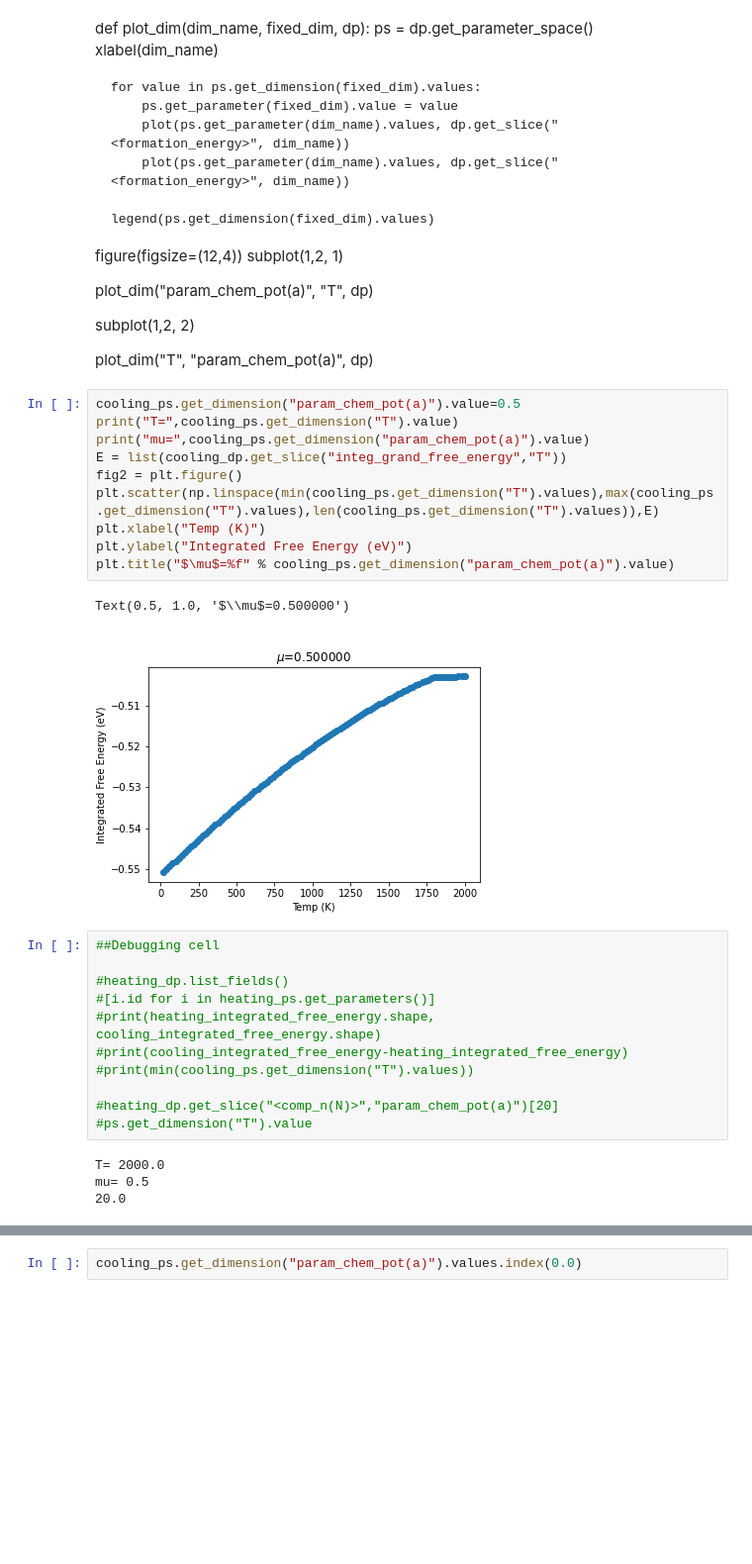
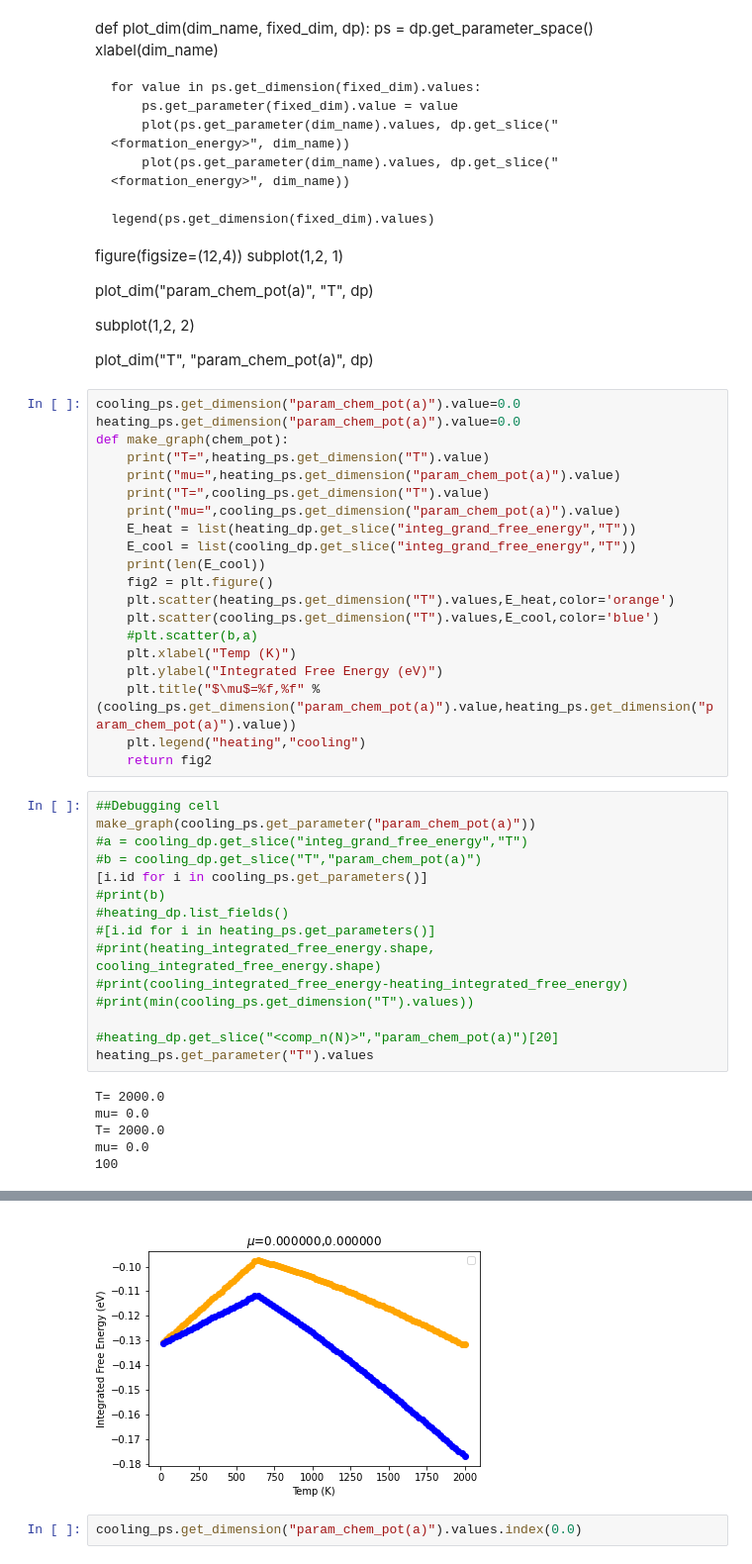
Before and after one commit to deober/ZrN_FCC_1.2.0_demo, a Jupyter notebook: mc_coarse_new_scel/datapool_demo.ipynb, the cells around one changed output, grey strips where cells are left out. Shown: that part at 99% size. Drawn from its saved outputs; the diff is of its cells as text; blank space fills up the shorter version.

Commit message:
update with the user toggle in datapool_demo, mu_explorer_no_lte, writing_free_energy

```diff
--- a/mc_coarse_new_scel/datapool_demo.ipynb
+++ b/mc_coarse_new_scel/datapool_demo.ipynb
@@ -180,21 +188,32 @@ subplot(1,2, 2)
 
 plot_dim("T", "param_chem_pot(a)", dp)
 # %%
-cooling_ps.get_dimension("param_chem_pot(a)").value=0.5
-print("T=",cooling_ps.get_dimension("T").value)
-print("mu=",cooling_ps.get_dimension("param_chem_pot(a)").value)
-E = list(cooling_dp.get_slice("integ_grand_free_energy","T"))
-fig2 = plt.figure()
-plt.scatter(np.linspace(min(cooling_ps.get_dimension("T").values),max(cooling_ps.get_dimension("T").values),len(cooling_ps.get_dimension("T").values)),E)
-plt.xlabel("Temp (K)")
-plt.ylabel("Integrated Free Energy (eV)")
-plt.title("$\mu$=%f" % cooling_ps.get_dimension("param_chem_pot(a)").value)
+cooling_ps.get_dimension("param_chem_pot(a)").value=0.0
+heating_ps.get_dimension("param_chem_pot(a)").value=0.0
+def make_graph(chem_pot):
+    print("T=",heating_ps.get_dimension("T").value)
+    print("mu=",heating_ps.get_dimension("param_chem_pot(a)").value)
+    print("T=",cooling_ps.get_dimension("T").value)
+    print("mu=",cooling_ps.get_dimension("param_chem_pot(a)").value)
+    E_heat = list(heating_dp.get_slice("integ_grand_free_energy","T"))
+    E_cool = list(cooling_dp.get_slice("integ_grand_free_energy","T"))
+    print(len(E_cool))
+    fig2 = plt.figure()
+    plt.scatter(heating_ps.get_dimension("T").values,E_heat,color='orange')
+    plt.scatter(cooling_ps.get_dimension("T").values,E_cool,color='blue')
+    #plt.scatter(b,a)
+    plt.xlabel("Temp (K)")
+    plt.ylabel("Integrated Free Energy (eV)")
+    plt.title("$\mu$=%f,%f" % (cooling_ps.get_dimension("param_chem_pot(a)").value,heating_ps.get_dimension("param_chem_pot(a)").value))
+    plt.legend("heating","cooling")
+    return fig2
-# %% [output]
-Text(0.5, 1.0, '$\\mu$=0.500000')
-[figure, removed]
 # %%
 ##Debugging cell
-
+make_graph(cooling_ps.get_parameter("param_chem_pot(a)"))
+#a = cooling_dp.get_slice("integ_grand_free_energy","T")
+#b = cooling_dp.get_slice("T","param_chem_pot(a)")
+[i.id for i in cooling_ps.get_parameters()]
+#print(b)
 #heating_dp.list_fields()
 #[i.id for i in heating_ps.get_parameters()]
 #print(heating_integrated_free_energy.shape, cooling_integrated_free_energy.shape)
@@ -202,8 +221,10 @@ Text(0.5, 1.0, '$\\mu$=0.500000')
 #print(min(cooling_ps.get_dimension("T").values))
 
 #heating_dp.get_slice("<comp_n(N)>","param_chem_pot(a)")[20]
-#ps.get_dimension("T").value
+heating_ps.get_parameter("T").values
 # %% [output]
 T= 2000.0
-mu= 0.5
-20.0
+mu= 0.0
+T= 2000.0
+mu= 0.0
+100
@@ -210,3 +265,4 @@ mu= 0.5
+[figure, added]
 # %%
 cooling_ps.get_dimension("param_chem_pot(a)").values.index(0.0)
 # %% [output]
```
Also changed, not shown: parts of 2 cells of this notebook, 2 other files.
